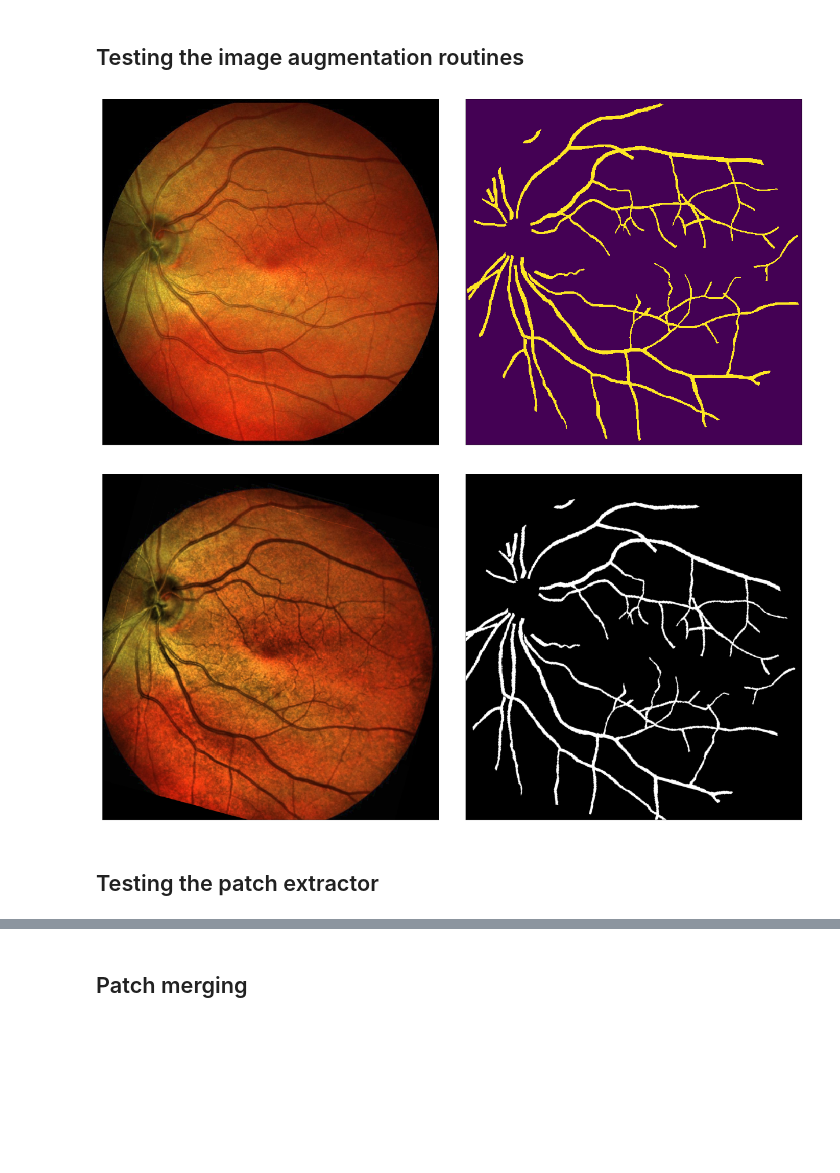
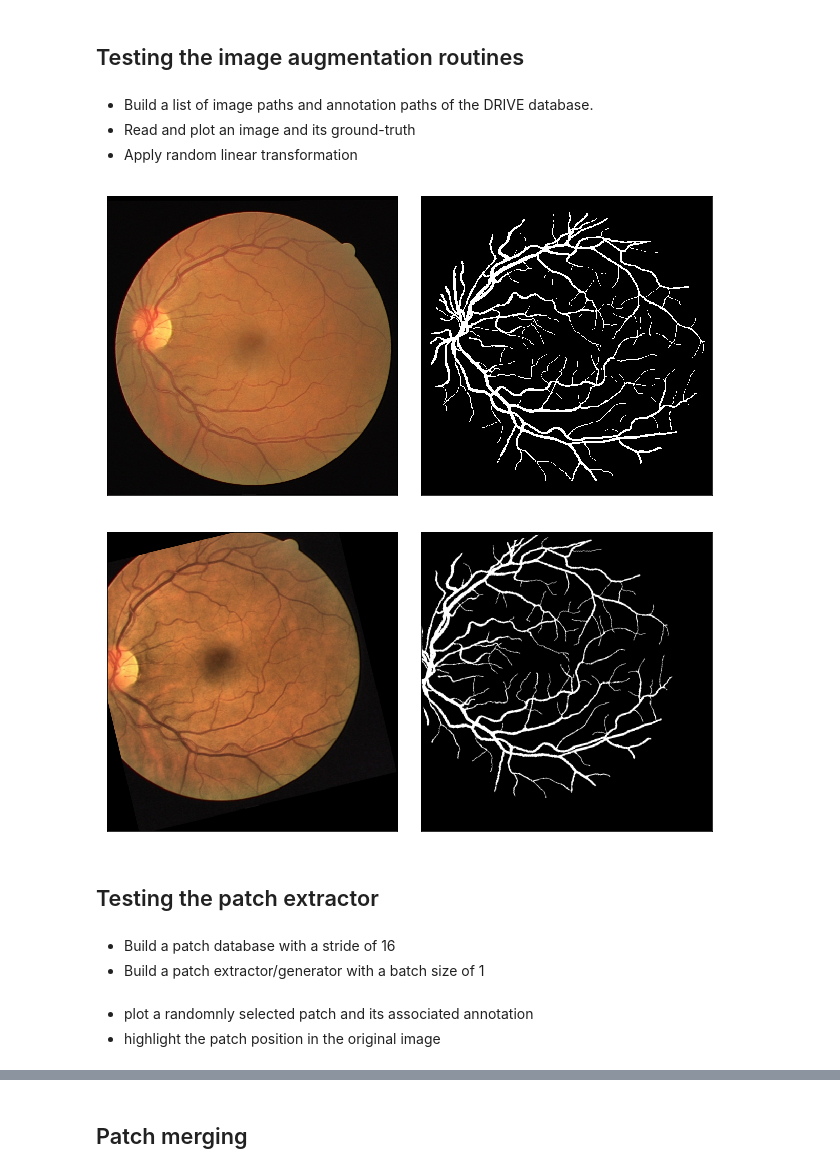
Before and after one commit to Taib/patch2image, a Jupyter notebook: patch_manipulations.ipynb, the cells around one changed output, grey strips where cells are left out. Drawn from its saved outputs; the diff is of its cells as text; code cells hidden in the pictures; blank space fills up the shorter version.

```diff
--- a/patch_manipulations.ipynb
+++ b/patch_manipulations.ipynb
@@ -16,13 +25,45 @@ Populating the interactive namespace from numpy and matplotlib
 # %% [markdown]
 ## Read and process paths
 # %%
-def read_df(fpath, data_dir):
+def read_df(fpath, data_dir=''):
+    """
+    Build an array of image paths along with their corresponding segmentation paths.
+
+    Params:
+    - fpath: string,
+        path to a file containing two columns: an `im_name` column and `gt_name` one.
+        example of files are provided in datasets/DRIVE
+    - data_dir: string, optional
+        the dataset directory to prepend to the paths in `fpath` in case they are not absolute paths.
+
+    Returns:
+    - x_paths: array
+        the list of image paths of the dataset
+    - y_paths: array,
+        the corresponding segmentation paths
+
+    """
     df_train = pd.read_csv(fpath)
     x_paths = df_train['im_name'].map(lambda s: os.path.join(data_dir,s))
     y_paths = df_train['gt_name'].map(lambda s: os.path.join(data_dir,s))
     return x_paths, y_paths
 
 def _process_pathnames(fname, lname, resize=None):
+    """
+    Read and resize an image and its associated segmentation.
+
+    Params:
+    - fname: string,
+        path to an image
+    - lname: string,
+        path to a segmentation
+    - resize: tuple (Height, Width), optional
+        if not None, the image and annotation are resized.
+
+    Returns:
+    - img: the image
+    - gt: the segmentation
+    """
     img = io.imread(fname)
     gt = io.imread(lname)
     if gt.ndim < 3:
@@ -213,8 +344,8 @@ def get_gen(dataset_ids, p_shape, batch_size=1, gamma=0.,
 # %% [markdown]
 ## Some global params
 # %%
-file_names = '/home/tramx/PhD/python/IsDatNot/datasets/IOSTAR/fold1_test.txt'
-database_dir = '/home/tramx/PhD/Datasets/IOSTAR/'
+file_names = '/home/tramx/PhD/python/IsDatNot/datasets/DRIVE/test_names.txt'
+database_dir = '/home/tramx/PhD/Datasets/DRIVE/'
 gray = False
 xyz = False
 clahe = True
@@ -223,21 +354,29 @@ image_shape = (584, 568, 3)
 p_shape = (64, 64, 3)
 # %% [markdown]
 ## Testing the image augmentation routines
+# %% [markdown]
+- Build a list of image paths and annotation paths of the DRIVE database.
+- Read and plot an image and its ground-truth
+- Apply random linear transformation
 # %%
+# Build a list of image paths and annotation paths of the DRIVE database.
 X, Y = read_df(file_names, database_dir)
 
 # Read and plot an image and its ground-truth
 im, gt = _process_pathnames(X[0], Y[0], resize=image_shape[:2])
-plot_images([im, gt], figsize=(20,20), nrows=1, ncols=2)#, title='Original images')
+plot_images([im, gt], figsize=(10,10), nrows=1, ncols=2, cmap=plt.cm.gray)#, title='Original images')
 
 # Apply random linear transformation
 sim, sgt = _process_imgt(im, gt, gamma=gamma, horizontal_flip=0, width_shift_range=0.1,
                          height_shift_range=0.1, vertical_flip=0, rotate_range=100,
                         clahe=clahe, gray=gray, xyz=xyz)
-plot_images([sim, sgt], figsize=(20,20), nrows=1, ncols=2, cmap=plt.cm.gray)#, title='Transformed images')
+plot_images([sim, sgt], figsize=(10,10), nrows=1, ncols=2, cmap=plt.cm.gray)#, title='Transformed images')
 # %% [output]
-[figure, old version]
+[figure, new version]
-[figure, old version]
+[figure, new version]
 # %% [markdown]
 ## Testing the patch extractor
+# %% [markdown]
+- Build a patch database with a stride of 16
+- Build a patch extractor/generator with a batch size of 1
 # %%
@@ -247,6 +385,9 @@ patch_gen = get_gen(patches_positions, p_shape, batch_size=1,
                     gamma=gamma, horizontal_flip=0, width_shift_range=0.2,
                     height_shift_range=0.2, vertical_flip=0, rotate_range=0,
                     clahe=clahe, gray=gray)
+# %% [markdown]
+- plot a randomnly selected patch and its associated annotation
+- highlight the patch position in the original image
 # %%
 patch_id = np.random.randint(0, len(patch_gen))
 batch_patch, batch_target, batch_places = patch_gen[patch_id]
```
Also changed, not shown: parts of 17 cells of this notebook, 3 other files.
